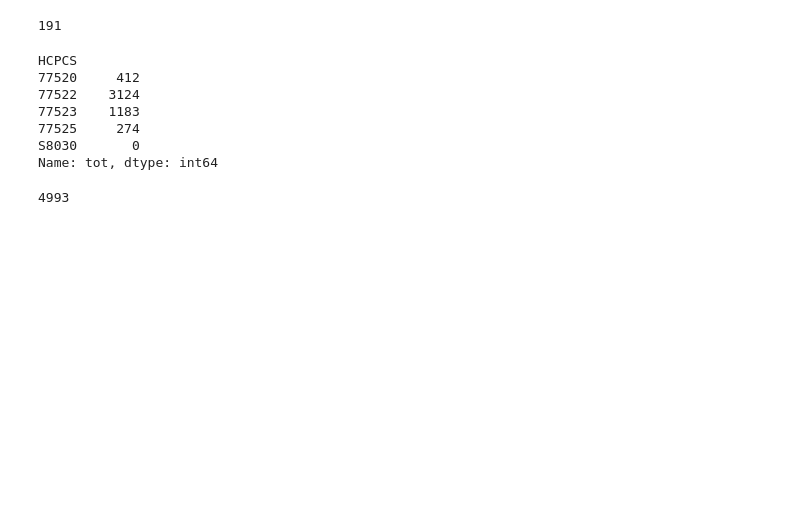
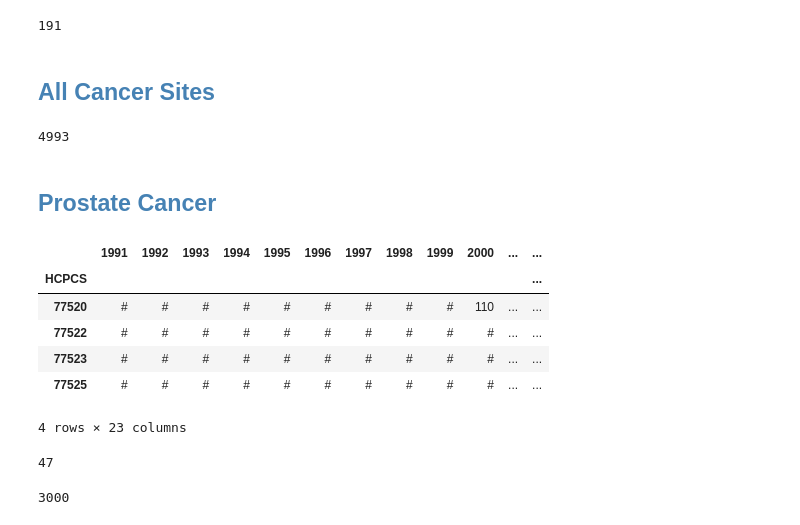
Before and after one commit to doolingdavid/SEERMATCH2, a Jupyter notebook: data_description.ipynb, the cells around one changed output. Drawn from its saved outputs; the diff is of its cells as text; code cells hidden in the pictures; blank space fills up the shorter version.

```diff
--- a/data_description.ipynb
+++ b/data_description.ipynb
@@ -280,18 +287,49 @@ for x in range(1991,2014):
 dfproton[2013].sum()
 # %% [output]
 191
+# %% [markdown]
+## <font color='steelblue'>All Cancer Sites</font>
 # %%
 dfproton['tot'] = dfproton.sum(axis=1)
 dfproton['tot']
+
+print(dfproton['tot'].sum())
 # %% [output]
-HCPCS
-77520     412
-77522    3124
-77523    1183
-77525     274
-S8030       0
-Name: tot, dtype: int64
+4993
-# %%
-dfproton['tot'].sum()
-# %% [output]
-4993
+# %% [markdown]
+## <font color='steelblue'>Prostate Cancer</font>
+# %%
+names = ['HCPCS',1991,1992,1993,1994,1995,1996,1997,1998,1999,2000,2001,2002,
+        2003,2004,2005,2006,2007,2008,2009,2010,2011,2012,2013]
+
+dfprostatecodes = pd.read_csv('prostate.all.hcpcs.table.csv',skiprows=4,
+                     names=names)
+
+#dfprostatecodes.head()
+
+dfprostatecodes = dfprostatecodes[dfprostatecodes['HCPCS'].isin(['77520','77522','77523','77525','S8030'])].copy()
+dfprostatecodes = dfprostatecodes.set_index('HCPCS')
+dfprostatecodes
+# %% [output]
+|  | 1991 | 1992 | 1993 | 1994 | 1995 | 1996 | 1997 | 1998 | 1999 | 2000 | ... | ... |
+| HCPCS |  |  |  |  |  |  |  |  |  |  |  | ... |
+| 77520 | # | # | # | # | # | # | # | # | # | 110 | ... | ... |
+| 77522 | # | # | # | # | # | # | # | # | # | # | ... | ... |
+| 77523 | # | # | # | # | # | # | # | # | # | # | ... | ... |
+| 77525 | # | # | # | # | # | # | # | # | # | # | ... | ... |
+4 rows × 23 columns
+# %%
+dfprostatecodes.replace(['#'],[0],inplace=True)
+#dfproton[2013] = dfproton[2013].astype('int')
+#dfproton[2012] = dfproton[2012].astype('int')
+for x in range(1991,2014):
+    dfprostatecodes[x] = dfprostatecodes[x].astype('int')
+dfprostatecodes[2013].sum()
+# %% [output]
+47
+# %%
+dfprostatecodes['tot'] = dfprostatecodes.sum(axis=1)
+dfprostatecodes['tot']
+print(dfprostatecodes['tot'].sum())
+# %% [output]
+3000
```
Also changed, not shown: parts of 7 cells of this notebook.
